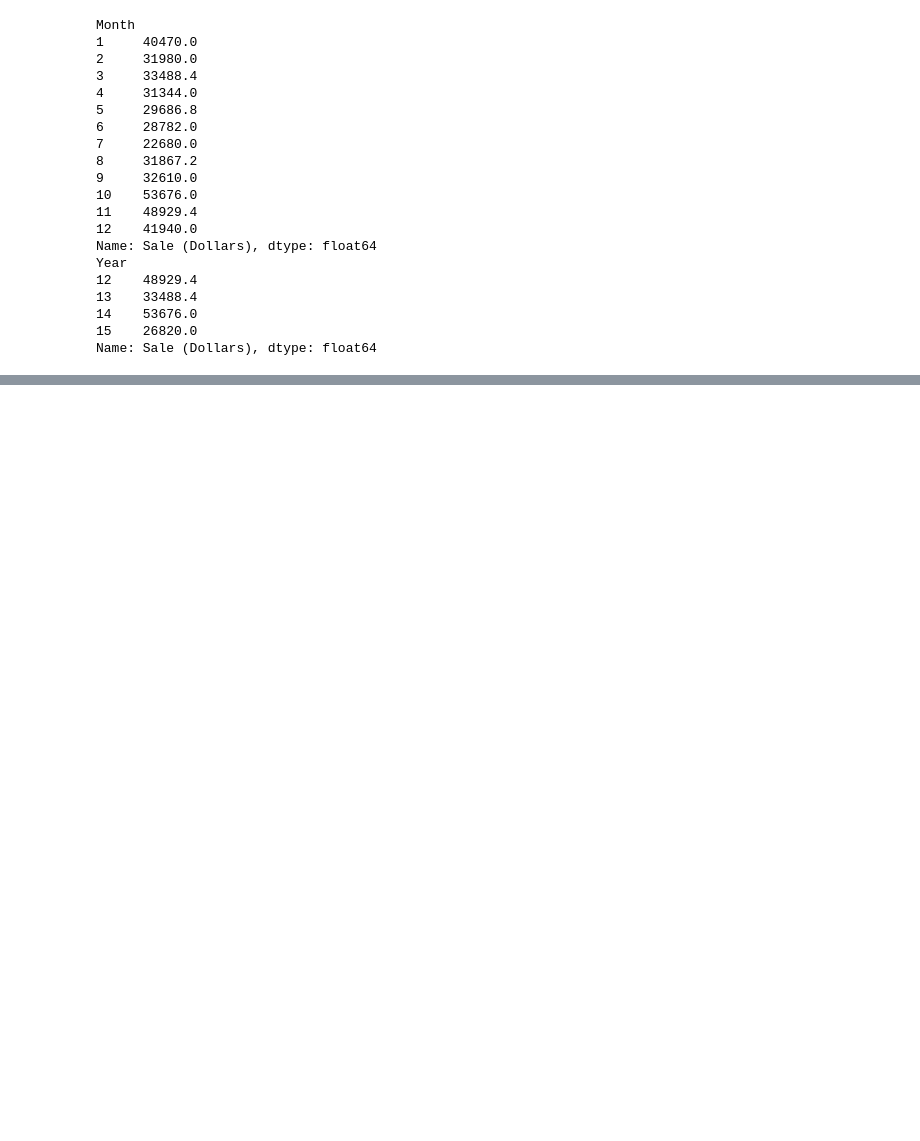
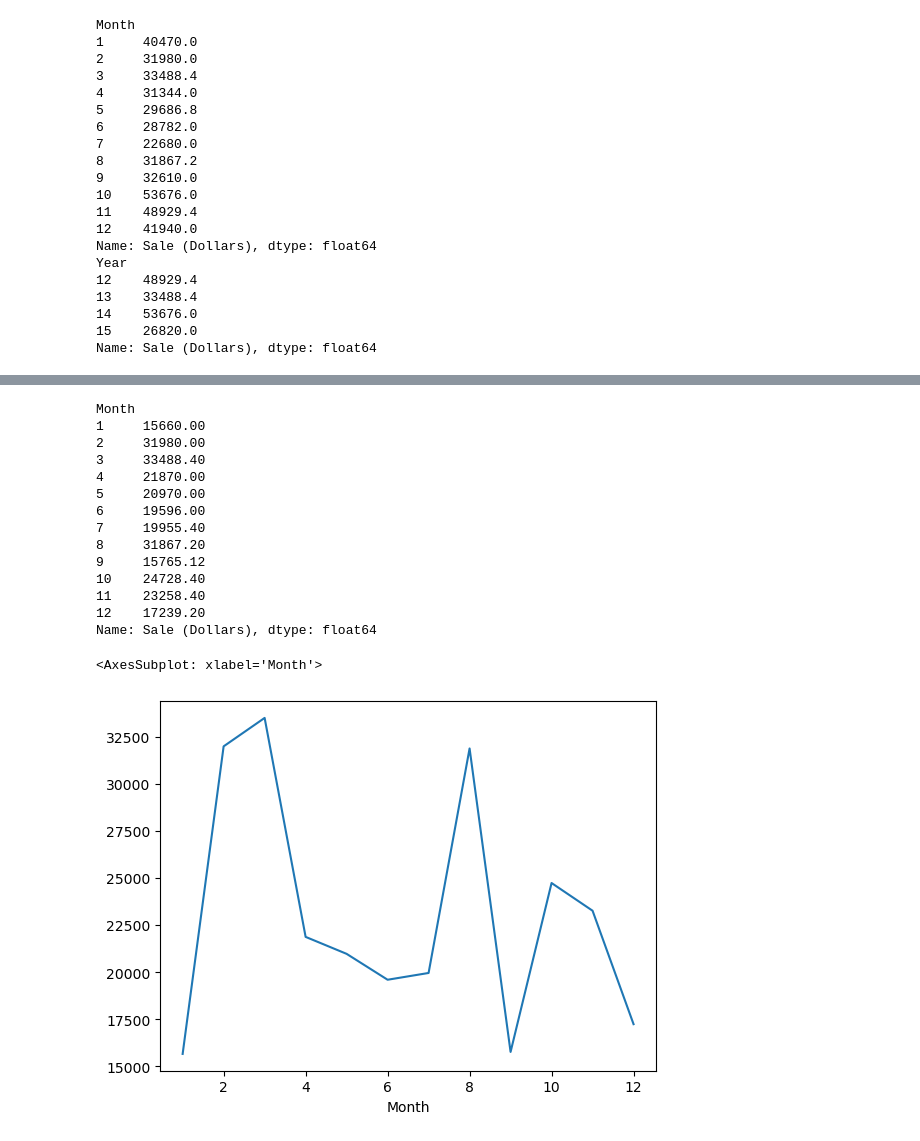
Before and after one commit to Group-2-CSPB4502/Iowa-Liquor-Sales, a Jupyter notebook: Data/DataCleaning/DataCleaningTesting/Questions_Functions.ipynb, the cells around one changed output, grey strips where cells are left out. Drawn from its saved outputs; the diff is of its cells as text; code cells hidden in the pictures; blank space fills up the shorter version.

```diff
--- a/Data/DataCleaning/DataCleaningTesting/Questions_Functions.ipynb
+++ b/Data/DataCleaning/DataCleaningTesting/Questions_Functions.ipynb
@@ -181,0 +331,19 @@ monthly_sales.plot();
+# %%
+timeofyear_maximum('LiquorSalesSamplev2.csv', 'Month', 'Sale (Dollars)', '13').plot()
+# %% [output]
+Month
+1     15660.00
+2     31980.00
+3     33488.40
+4     21870.00
+5     20970.00
+6     19596.00
+7     19955.40
+8     31867.20
+9     15765.12
+10    24728.40
+11    23258.40
+12    17239.20
+Name: Sale (Dollars), dtype: float64
+<AxesSubplot: xlabel='Month'>
+[figure, added]
```
Also changed, not shown: parts of 21 cells of this notebook.
